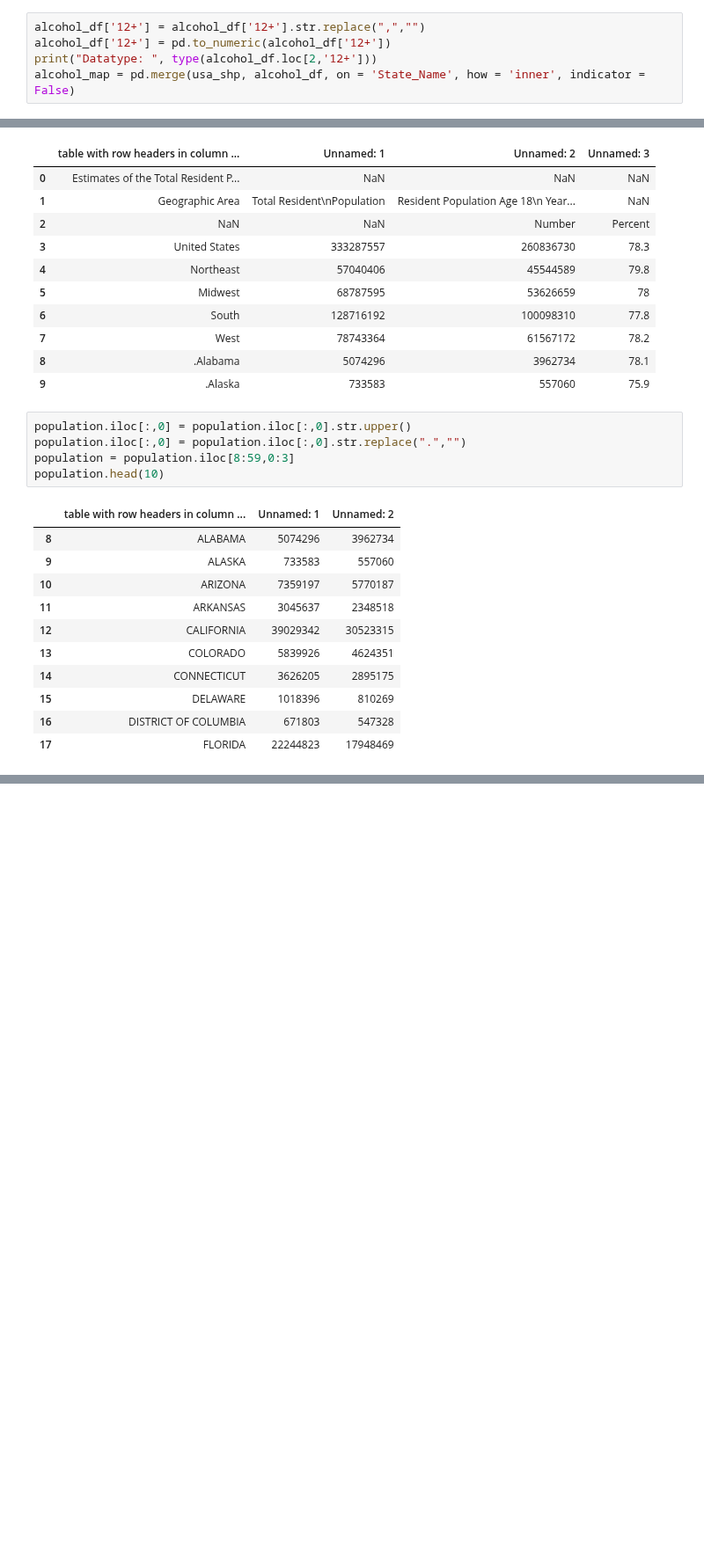
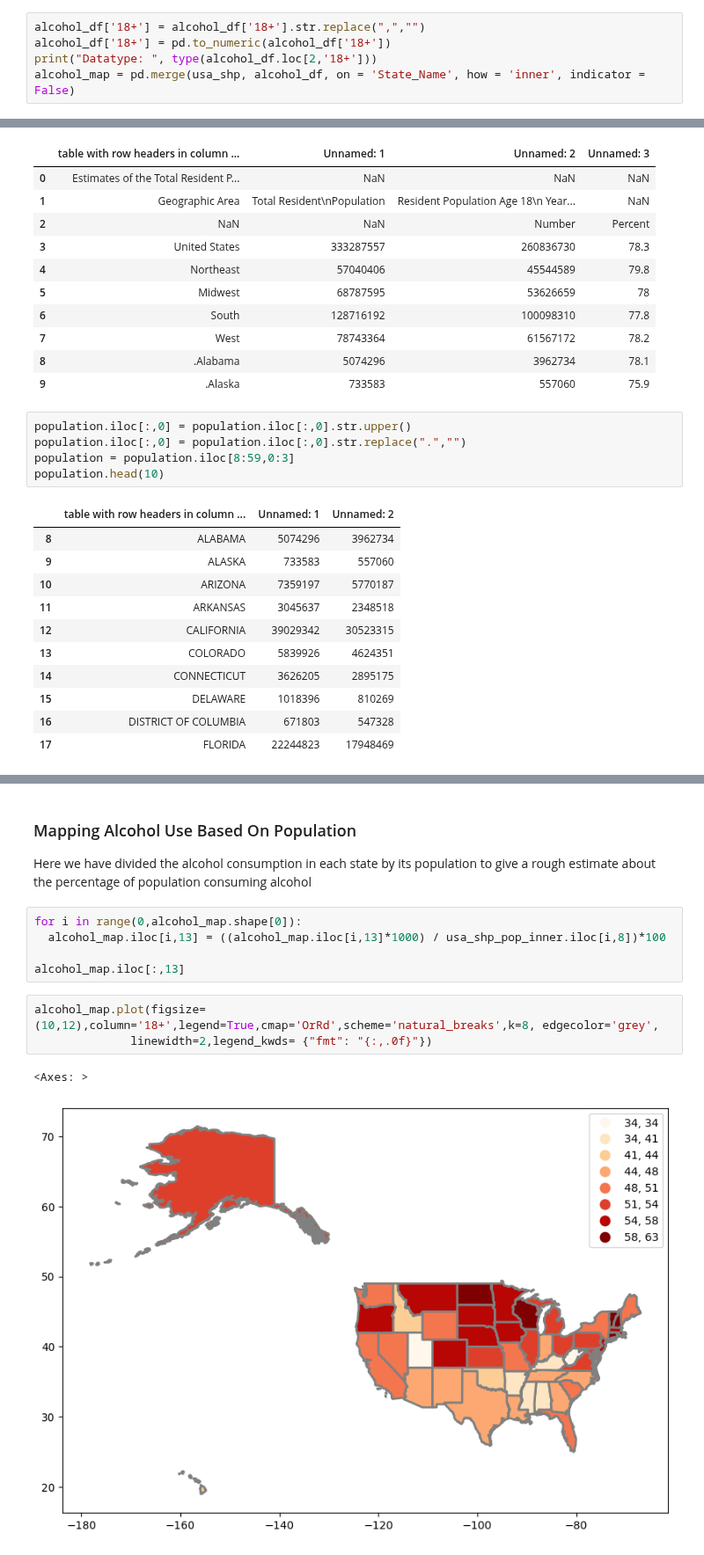
Before and after one commit to gauravshetty98/Analyzing-Statewise-Substance-Abuse-And-Its-Correalation, a Jupyter notebook: map_ps0.ipynb, the cells around one changed output, grey strips where cells are left out. Shown at 88% size. Saved outputs shown, nothing was run; the diff lists cells and outputs as text; blank space fills up the shorter version.

```diff
--- a/map_ps0.ipynb
+++ b/map_ps0.ipynb
@@ -250,9 +236,9 @@ print(alcohol_df.head())
 3     966    ARKANSAS
 4  14,844  CALIFORNIA
 # %%
-alcohol_df['12+'] = alcohol_df['12+'].str.replace(",","")
-alcohol_df['12+'] = pd.to_numeric(alcohol_df['12+'])
-print("Datatype: ", type(alcohol_df.loc[2,'12+']))
+alcohol_df['18+'] = alcohol_df['18+'].str.replace(",","")
+alcohol_df['18+'] = pd.to_numeric(alcohol_df['18+'])
+print("Datatype: ", type(alcohol_df.loc[2,'18+']))
 alcohol_map = pd.merge(usa_shp, alcohol_df, on = 'State_Name', how = 'inner', indicator = False)
 # %% [output]
 Datatype:  <class 'numpy.int64'>
@@ -389,0 +381,15 @@ usa_shp_pop_inner.plot(figsize=(10,12),column='Above 18',legend=True,cmap='infer
+# %% [markdown]
+### Mapping Alcohol Use Based On Population
+
+Here we have divided the alcohol consumption in each state by its population to give a rough estimate about the percentage of population consuming alcohol
+# %%
+for i in range(0,alcohol_map.shape[0]):
+  alcohol_map.iloc[i,13] = ((alcohol_map.iloc[i,13]*1000) / usa_shp_pop_inner.iloc[i,8])*100
+
+alcohol_map.iloc[:,13]
+# %%
+alcohol_map.plot(figsize=(10,12),column='18+',legend=True,cmap='OrRd',scheme='natural_breaks',k=8, edgecolor='grey',
+              linewidth=2,legend_kwds= {"fmt": "{:,.0f}"})
+# %% [output]
+<Axes: >
+[figure, added]
```
Also changed, not shown: parts of 21 cells of this notebook.
